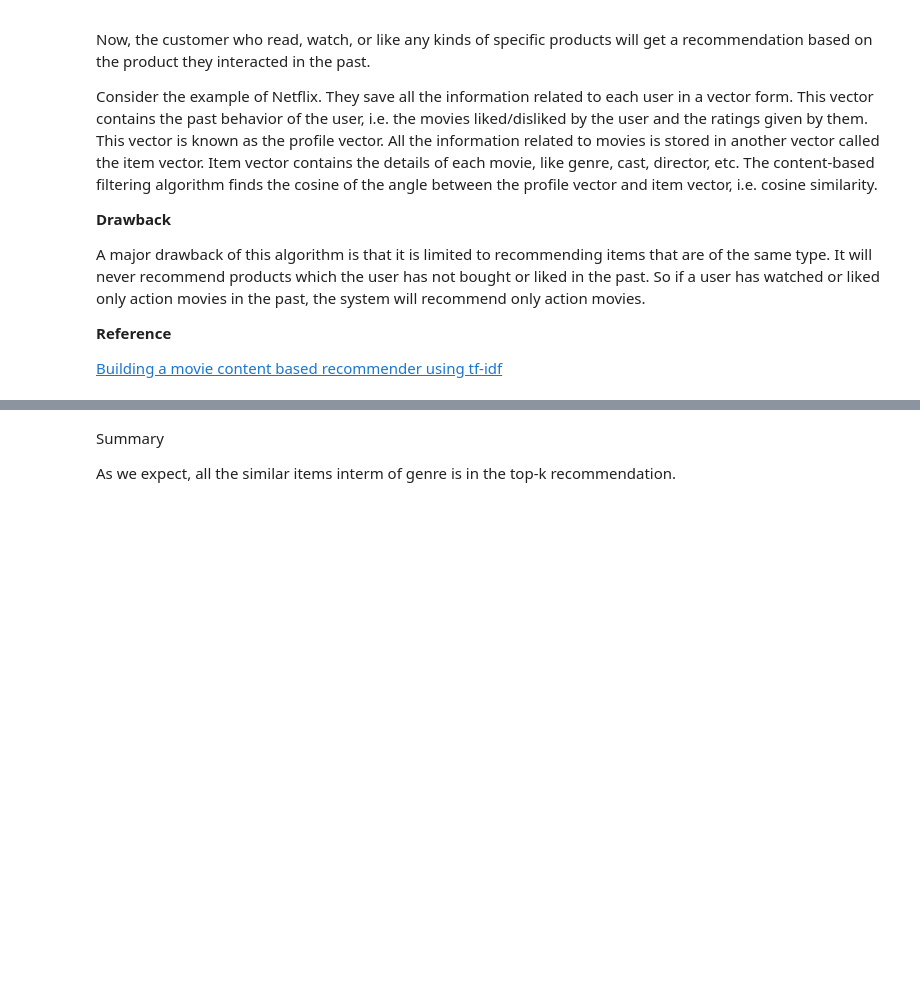
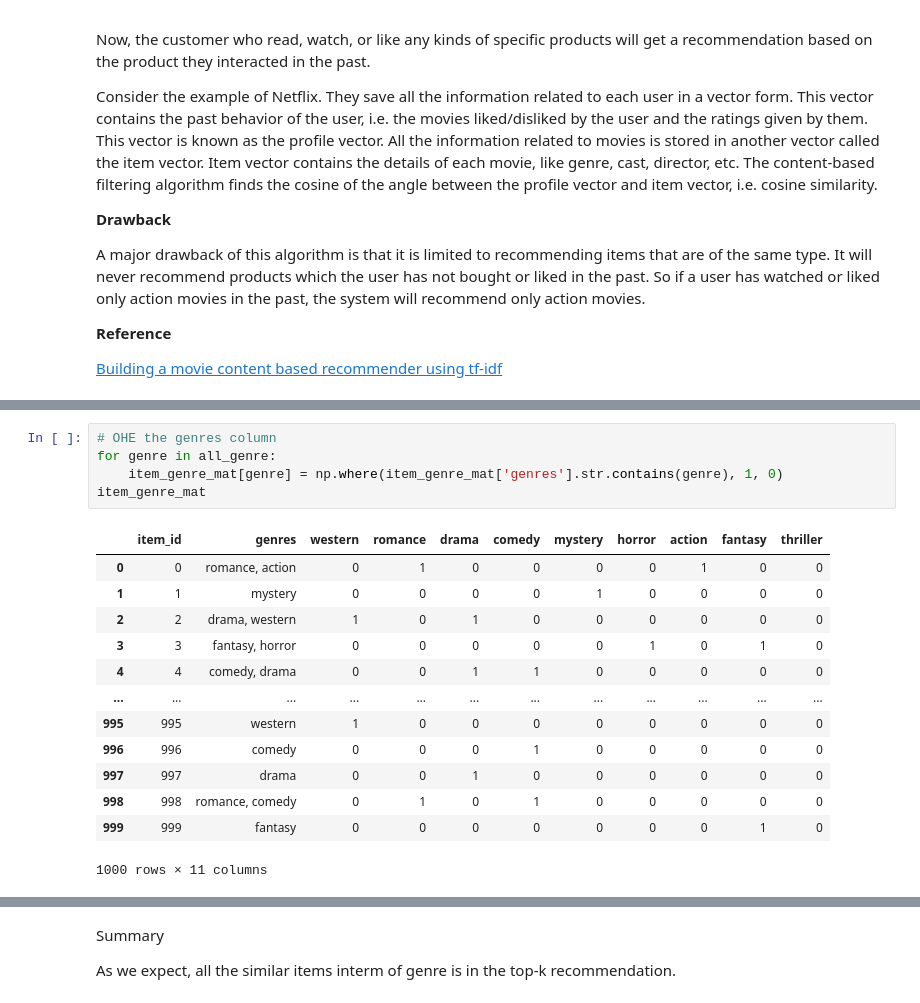
Before and after one commit to mequanent/Recommendation-System-Exercises, a Jupyter notebook: Recommendation Sample.ipynb, the cells around one changed output, grey strips where cells are left out. Cells and saved outputs as stored; diff of their text form; blank space fills up the shorter version.

```diff
--- a/Recommendation Sample.ipynb
+++ b/Recommendation Sample.ipynb
@@ -202,0 +302,19 @@ It will never recommend products which the user has not bought or liked in the p
+# %%
+# OHE the genres column
+for genre in all_genre:
+    item_genre_mat[genre] = np.where(item_genre_mat['genres'].str.contains(genre), 1, 0)
+item_genre_mat
+# %% [output]
+|  | item_id | genres | western | romance | drama | comedy | mystery | horror | action | fantasy | thriller |
+| 0 | 0 | romance, action | 0 | 1 | 0 | 0 | 0 | 0 | 1 | 0 | 0 |
+| 1 | 1 | mystery | 0 | 0 | 0 | 0 | 1 | 0 | 0 | 0 | 0 |
+| 2 | 2 | drama, western | 1 | 0 | 1 | 0 | 0 | 0 | 0 | 0 | 0 |
+| 3 | 3 | fantasy, horror | 0 | 0 | 0 | 0 | 0 | 1 | 0 | 1 | 0 |
+| 4 | 4 | comedy, drama | 0 | 0 | 1 | 1 | 0 | 0 | 0 | 0 | 0 |
+| ... | ... | ... | ... | ... | ... | ... | ... | ... | ... | ... | ... |
+| 995 | 995 | western | 1 | 0 | 0 | 0 | 0 | 0 | 0 | 0 | 0 |
+| 996 | 996 | comedy | 0 | 0 | 0 | 1 | 0 | 0 | 0 | 0 | 0 |
+| 997 | 997 | drama | 0 | 0 | 1 | 0 | 0 | 0 | 0 | 0 | 0 |
+| 998 | 998 | romance, comedy | 0 | 1 | 0 | 1 | 0 | 0 | 0 | 0 | 0 |
+| 999 | 999 | fantasy | 0 | 0 | 0 | 0 | 0 | 0 | 0 | 1 | 0 |
+1000 rows × 11 columns
```
Also changed, not shown: parts of 22 cells of this notebook.
